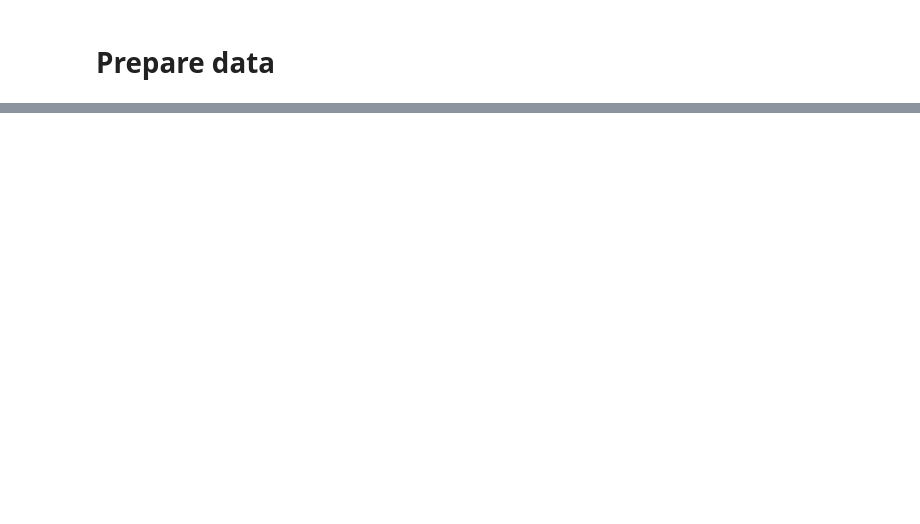
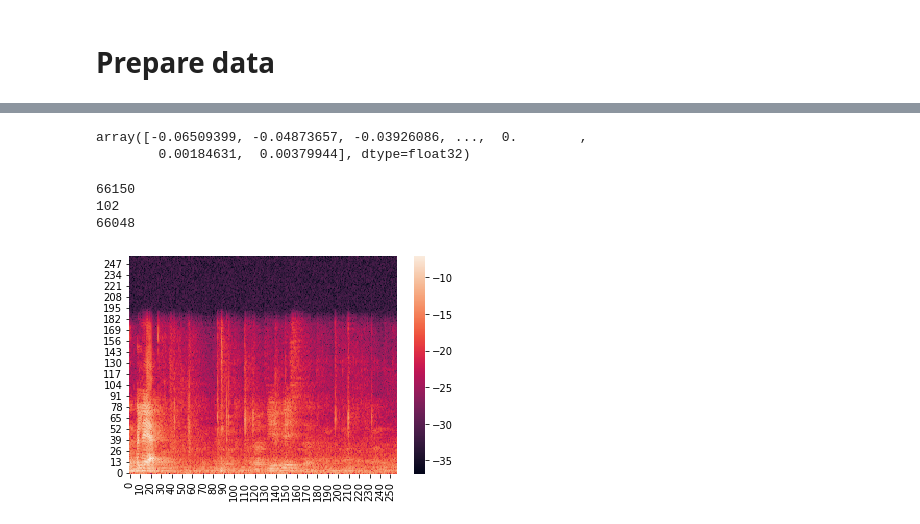
Before and after one commit to GeorgyMkrtchyan/voice_emotion_classification, a Jupyter notebook: data_preparation.ipynb, the cells around one changed output, grey strips where cells are left out. Saved outputs shown, nothing was run; the diff lists cells and outputs as text; code cells hidden in the pictures; blank space fills up the shorter version.

```diff
--- a/data_preparation.ipynb
+++ b/data_preparation.ipynb
@@ -36,2 +71,51 @@ next(iter(train_dataloader))[0].shape
+# %%
+# bttch = next(iter(train_dataloader))
+audio = bttch[0][0].numpy()
+audio
+# %% [output]
+array([-0.06509399, -0.04873657, -0.03926086, ...,  0.        ,
+        0.00184631,  0.00379944], dtype=float32)
 # %%
 next(iter(train_dataloader))[1].shape
+# %%
+def calculate_all_windows(audio, logarithmic=True):
+
+    truncate_size = (len(audio) - 512) % 256
+    print(len(audio))
+    print(truncate_size)
+    audio = audio[:len(audio) - truncate_size]
+    print(len(audio))
+    sampling_rate = 22050
+    nshape = (512, (len(audio) - 512) // 256 + 1)
+    nhops = (audio.strides[0], audio.strides[0] * 256)
+
+    windows = np.lib.stride_tricks.as_strided(audio,
+                                              shape=nshape,
+                                              strides=nhops)
+
+    assert np.all(windows[:, 1] == audio[256:(256 + 512)])
+    weighting = np.hanning(512)[:, None]
+    yf = np.fft.rfft(windows * weighting, axis=0)
+    yf = np.abs(yf)**2
+
+    scaling_factor = np.sum(weighting**2) * sampling_rate
+    yf[1:-1, :] *= 2. / scaling_factor
+    yf[(0,-1), :] /= scaling_factor
+
+    xf = float(sampling_rate) / 512 * np.arange(yf.shape[0])
+
+    indices = np.where(xf <= sampling_rate // 2)[0][-1] + 1
+    return np.log(yf[:indices, :] + 1e-16), xf
+
+_yf, _xf = calculate_all_windows(audio)
+# %% [output]
+66150
+102
+66048
+# %%
+import seaborn as sns
+
+ax = sns.heatmap(_yf)
+ax.invert_yaxis()
+# %% [output]
+[figure, added]
```
Also changed, not shown: parts of 9 cells of this notebook, 2 other files.
